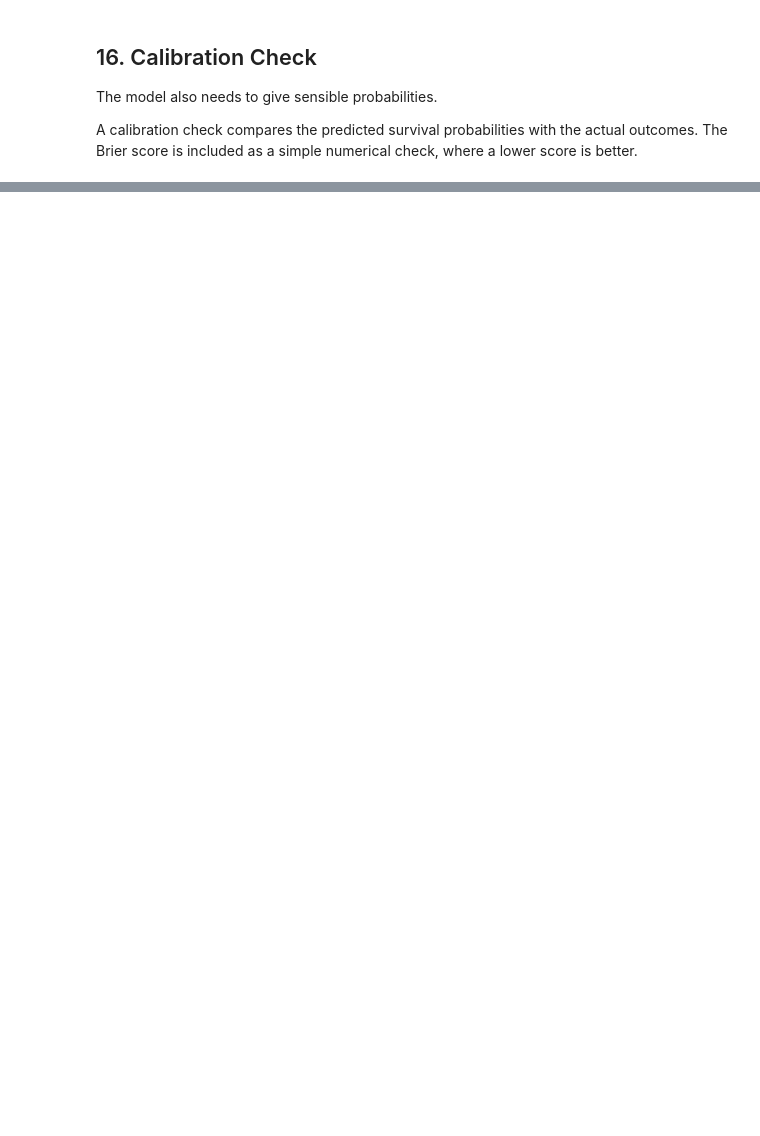
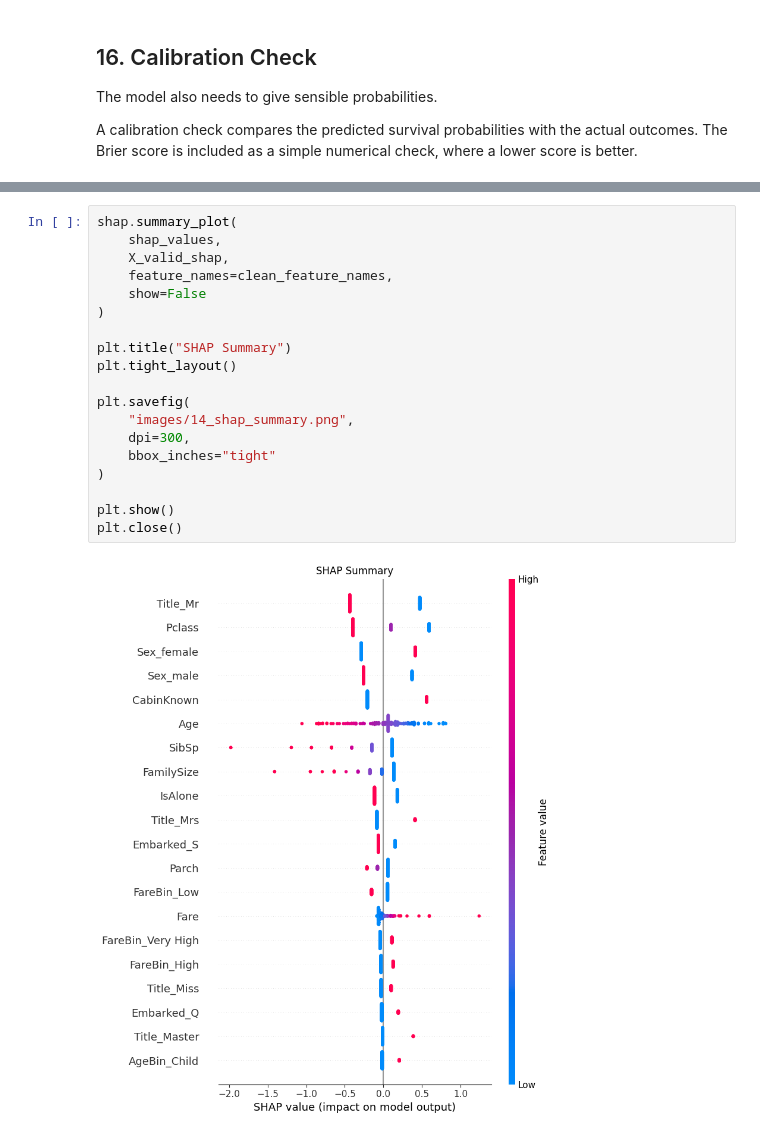
Before and after one commit to francisparwez/titanic-survival-analysis, a Jupyter notebook: Titanic_ML.ipynb, the cells around one changed output, grey strips where cells are left out. Drawn from its saved outputs; the diff is of its cells as text; blank space fills up the shorter version.

```diff
--- a/Titanic_ML.ipynb
+++ b/Titanic_ML.ipynb
@@ -865,0 +1020,21 @@ The next step is to explain the final model using permutation importance and SHA
+# %%
+shap.summary_plot(
+    shap_values,
+    X_valid_shap,
+    feature_names=clean_feature_names,
+    show=False
+)
+
+plt.title("SHAP Summary")
+plt.tight_layout()
+
+plt.savefig(
+    "images/14_shap_summary.png",
+    dpi=300,
+    bbox_inches="tight"
+)
+
+plt.show()
+plt.close()
+# %% [output]
+[figure, added]
```
Also changed, not shown: parts of 19 cells of this notebook, 6 other files.
